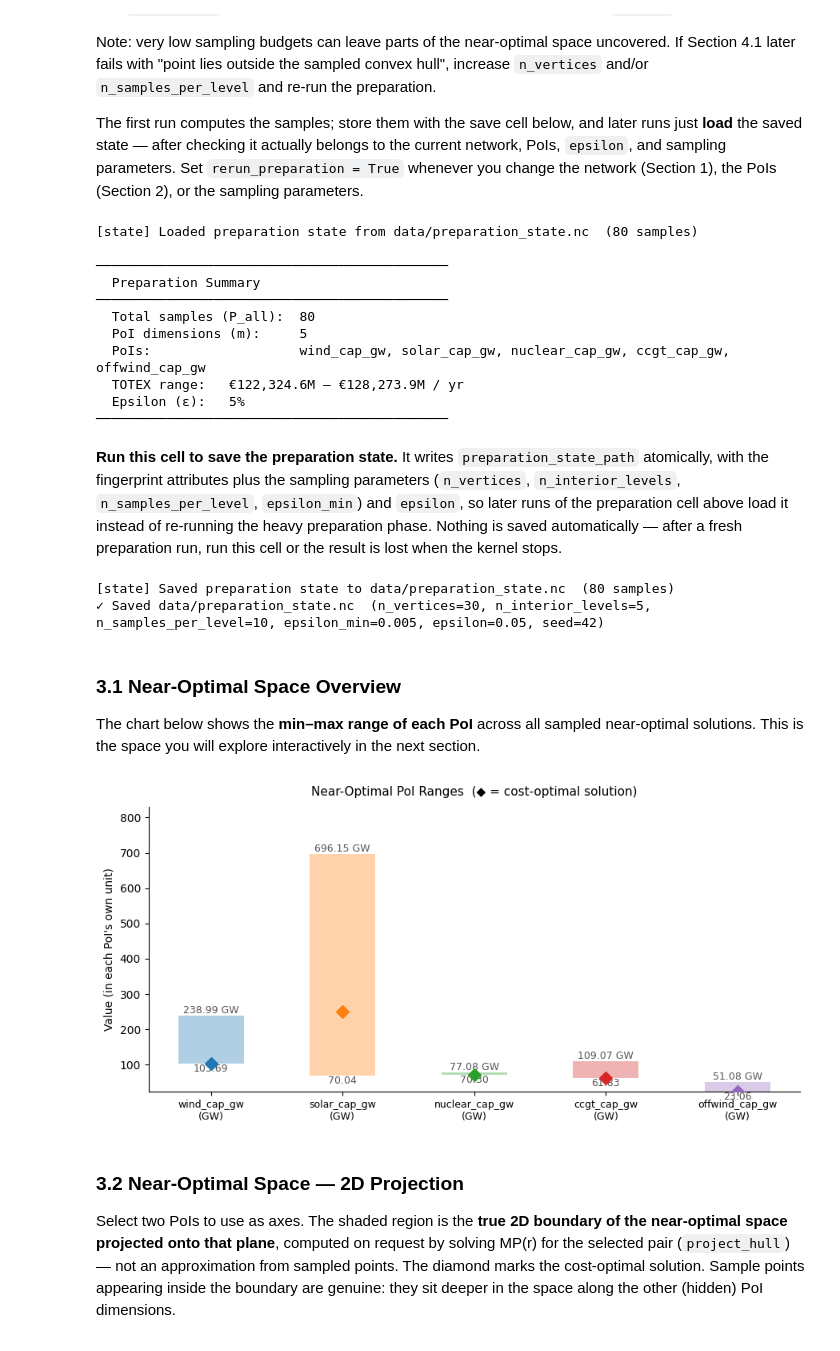
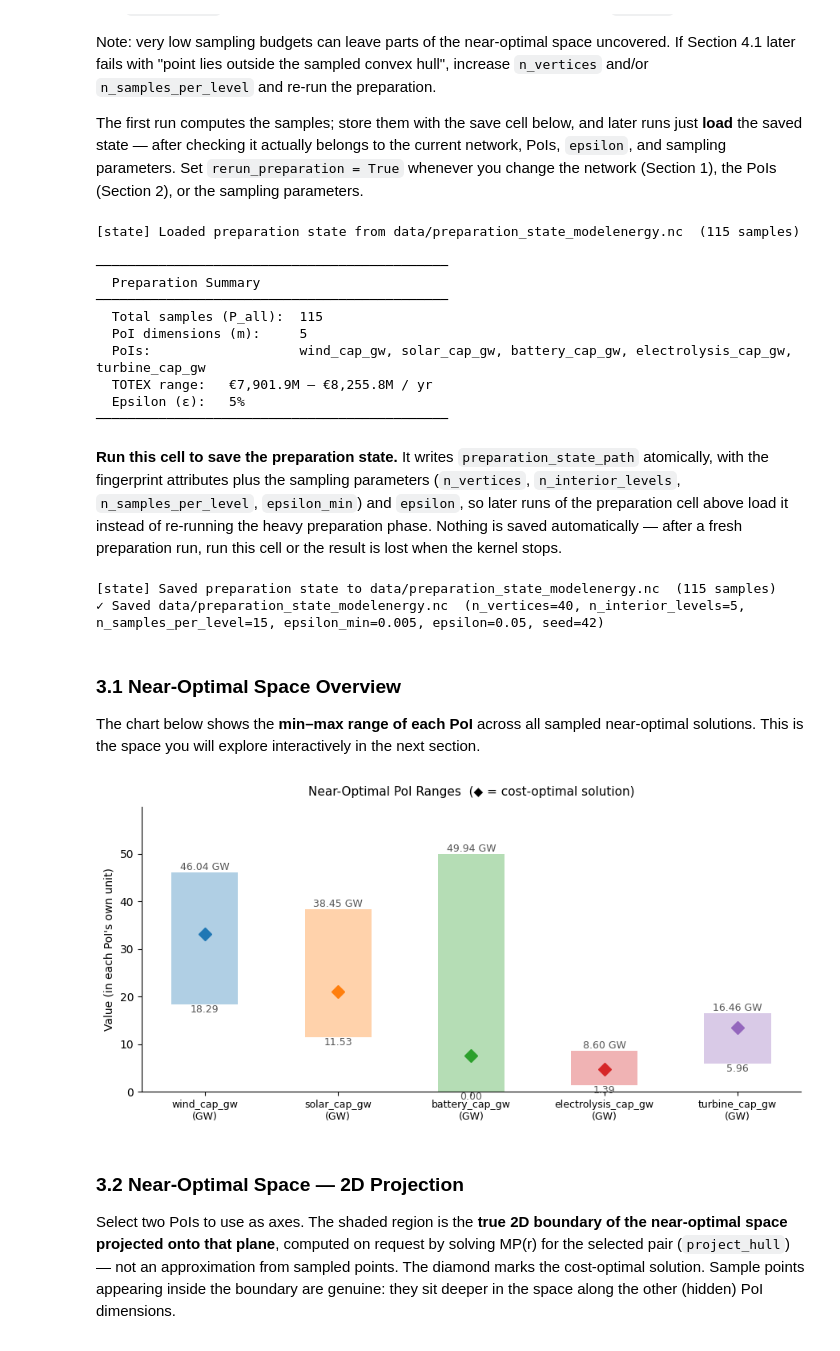
Before and after one commit to Alaa-Sleimi/pypsa-mga-explorer, a Jupyter notebook: mga_exploration.ipynb, the cells around one changed output. Saved outputs shown, nothing was run; the diff lists cells and outputs as text; code cells hidden in the pictures.

```diff
--- a/mga_exploration.ipynb
+++ b/mga_exploration.ipynb
@@ -186,11 +189,19 @@ if network_source != "load_file":
 else:
     epsilon = 0.05
 
-    network = pypsa.Network("data/base_s_12_elec_.nc")
-    # PyPSA-Eur network (DE/FR/BE/NL, 12 nodes), already reduced to 92 snapshots
-    # by 96h averaging across the full year, weightings summing to 8760 h.
-    # Do NOT re-stride or re-weight it here — that reduction is already done.
-    # Re-solve once with HiGHS to get a clean solved model object in this env.
+    network = pypsa.examples.model_energy()
+
+    # Representative snapshots: take an evenly-spaced subset spanning the WHOLE
+    # year (not the first-N contiguous block, which drops seasonal storage value).
+    # stride=12 over 2920 3-hourly snapshots -> ~243 snapshots across all 12 months.
+    STRIDE = 12
+    if STRIDE is not None:
+        sel = network.snapshots[::STRIDE]
+        network.set_snapshots(sel)
+        # Rescale weightings so they still represent a full year (8760 h).
+        # Each kept snapshot now stands in for STRIDE * 3 h of the year.
+        network.snapshot_weightings.loc[:, :] = 8760 / len(network.snapshots)
+
     network.optimize(solver_name="highs", include_objective_constant=False,
                      solver_options={"output_flag": False})
     opt_cost = network.objective
@@ -199,7 +210,7 @@ else:
     def build_network():
         return network.copy()
 
-    print(f"Loaded base_s_12_elec_ (PyPSA-Eur, DE/FR/BE/NL) | buses {len(network.buses)} "
+    print(f"Loaded model_energy | buses {len(network.buses)} "
           f"gens {len(network.generators)} links {len(network.links)} "
           f"storage_units {len(network.storage_units)} "
           f"snapshots {len(network.snapshots)}")
@@ -254,11 +264,11 @@ from mga_engine.poi import make_poi_specs
 #
 # Carriers below are the PyPSA-Eur names (base_s_12_elec_.nc), NOT model_energy's.
 poi_definitions = [
-    {"component": "generator", "carriers": ["onwind"],     "name": "wind_cap_gw"},
-    {"component": "generator", "carriers": ["solar"],      "name": "solar_cap_gw"},
-    {"component": "generator", "carriers": ["nuclear"],    "name": "nuclear_cap_gw"},
-    {"component": "generator", "carriers": ["CCGT"],       "name": "ccgt_cap_gw"},
-    {"component": "generator", "carriers": ["offwind-ac"], "name": "offwind_cap_gw"},
+    {"component": "generator",    "carriers": ["wind"],            "name": "wind_cap_gw"},
+    {"component": "generator",    "carriers": ["solar"],           "name": "solar_cap_gw"},
+    {"component": "storage_unit", "carriers": ["battery storage"], "name": "battery_cap_gw"},
+    {"component": "link",         "carriers": ["electrolysis"],    "name": "electrolysis_cap_gw"},
+    {"component": "link",         "carriers": ["turbine"],         "name": "turbine_cap_gw"},
 ]
 poi_specs = make_poi_specs(network, poi_definitions)
 poi_units = {spec.name: spec.unit for spec in poi_specs}   # display units, used by later sections
@@ -307,11 +317,11 @@ from mga_engine.poi import make_poi_specs
 from mga_engine.preparation_state import run_preparation, check_state, load as load_state
 
 # ── USER CONFIGURATION ──────────────────────────────────────────
-preparation_state_path = "data/preparation_state.nc"
+preparation_state_path = "data/preparation_state_modelenergy.nc"
 rerun_preparation      = False    # set True after changing the network (Section 1), the PoIs (Section 2), or the sampling parameters
-n_vertices             = 30      # boundary (vertex) samples
+n_vertices             = 40      # boundary (vertex) samples
 n_interior_levels      = 5       # number of epsilon levels for interior sampling
-n_samples_per_level    = 10      # interior samples per epsilon level
+n_samples_per_level    = 15      # interior samples per epsilon level
 epsilon_min            = 0.005   # smallest interior sampling level (suggested minimum: 0.005 — must be > 0 and < epsilon)
 seed                   = 42      # RNG seed for vertex sampling
 # ────────────────────────────────────────────────────────────────
@@ -392,15 +402,15 @@ print(f"  TOTEX range:   €{v.min()/1e6:,.1f}M – €{v.max()/1e6:,.1f}M / yr"
 print(f"  Epsilon (ε):   {epsilon*100:.0f}%")
 print("─" * 45)
 # %% [output]
-[state] Loaded preparation state from data/preparation_state.nc  (80 samples)
+[state] Loaded preparation state from data/preparation_state_modelenergy.nc  (115 samples)
 
 ─────────────────────────────────────────────
   Preparation Summary
 ─────────────────────────────────────────────
-  Total samples (P_all):  80
+  Total samples (P_all):  115
   PoI dimensions (m):     5
-  PoIs:                   wind_cap_gw, solar_cap_gw, nuclear_cap_gw, ccgt_cap_gw, offwind_cap_gw
-  TOTEX range:   €122,324.6M – €128,273.9M / yr
+  PoIs:                   wind_cap_gw, solar_cap_gw, battery_cap_gw, electrolysis_cap_gw, turbine_cap_gw
+  TOTEX range:   €7,901.9M – €8,255.8M / yr
   Epsilon (ε):   5%
 ─────────────────────────────────────────────
 # %% [markdown]
@@ -430,38 +440,38 @@ print(f"✓ Saved {preparation_state_path}  (n_vertices={n_vertices}, "
       f"n_interior_levels={n_interior_levels}, n_samples_per_level={n_samples_per_level}, "
       f"epsilon_min={epsilon_min}, epsilon={epsilon}, seed={seed})")
 # %% [output]
-[state] Saved preparation state to data/preparation_state.nc  (80 samples)
-✓ Saved data/preparation_state.nc  (n_vertices=30, n_interior_levels=5, n_samples_per_level=10, epsilon_min=0.005, epsilon=0.05, seed=42)
+[state] Saved preparation state to data/preparation_state_modelenergy.nc  (115 samples)
+✓ Saved data/preparation_state_modelenergy.nc  (n_vertices=40, n_interior_levels=5, n_samples_per_level=15, epsilon_min=0.005, epsilon=0.05, seed=42)
 # %% [markdown]
 ### 3.1 Near-Optimal Space Overview
 
 The chart below shows the **min–max range of each PoI** across all sampled near-optimal solutions. This is the space you will explore interactively in the next section.
 # %%
 # ── PoI ranges (poi_min/poi_max) from the Section 3 preparation cell ─
-fig, ax = plt.subplots(figsize=(max(6.0, 1.8 * len(poi_specs)), 4.5))
+fig_range, ax = plt.subplots(figsize=(max(6.0, 1.8 * len(poi_specs)), 4.5))
 
 colors = plt.cm.tab10.colors
 x_pos  = range(len(poi_specs))
 
 for i, spec in enumerate(poi_specs):
     unit = poi_units[spec.name]
     lo, hi = poi_min[i], poi_max[i]
     c = colors[i % len(colors)]
     ax.bar(i, hi - lo, bottom=lo, width=0.5, color=c, alpha=0.35, label=spec.name)
     ax.plot(i, p_star[i], "D", color=c, markersize=8, zorder=5)
     ax.text(i, hi, f"{hi:.2f} {unit}", ha="center", va="bottom", fontsize=9, color="#555")
     ax.text(i, lo, f"{lo:.2f}", ha="center", va="top", fontsize=9, color="#555")
 
 ax.set_xticks(list(x_pos))
 ax.set_xticklabels([f"{spec.name}\n({poi_units[spec.name]})" for spec in poi_specs], fontsize=9)
 ax.set_ylabel("Value (in each PoI's own unit)", fontsize=10)
 ax.set_title("Near-Optimal PoI Ranges  (◆ = cost-optimal solution)", fontsize=11, pad=10)
 ax.spines[["top", "right"]].set_visible(False)
 ax.margins(y=0.2)
 plt.tight_layout()
 plt.show()
 # %% [output]
-[figure, old version]
+[figure, new version]
 # %% [markdown]
 ### 3.2 Near-Optimal Space — 2D Projection
 
```
Also changed, not shown: parts of 9 cells of this notebook, 24 other files.
